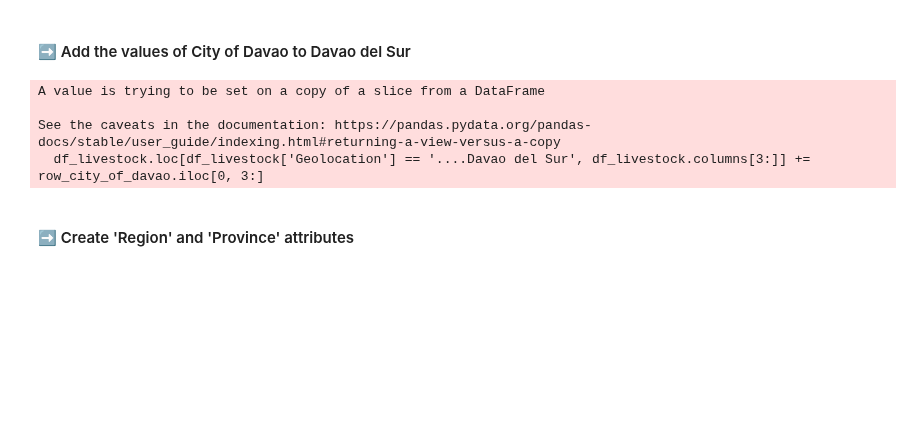
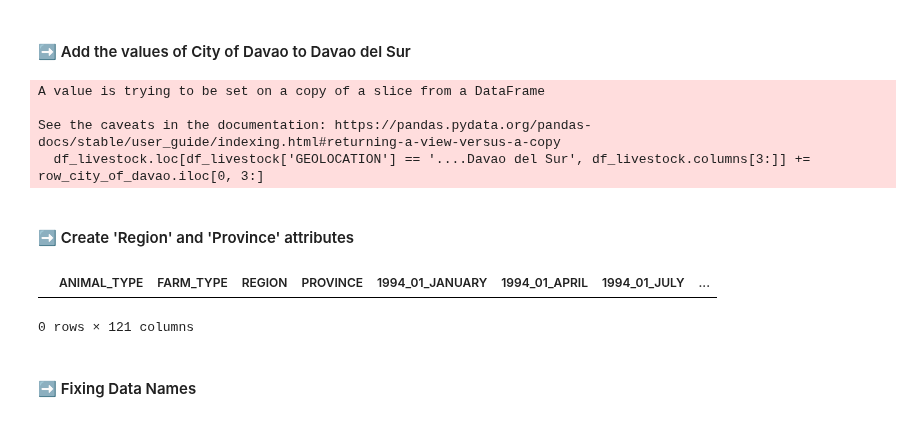
Before and after one commit to alpacaShiro/Livestock_Lifelines, a Jupyter notebook: project_grp2.ipynb, the cells around one changed output. Drawn from its saved outputs; the diff is of its cells as text; code cells hidden in the pictures; blank space fills up the shorter version.

```diff
--- a/project_grp2.ipynb
+++ b/project_grp2.ipynb
@@ -207,38 +222,38 @@ Length: 120, dtype: object
 #### ➡️ Add the values of City of Zamboanga to Zamboanga del Sur
 # %%
 # Iterate over combinations of Animal Type and Farm Type
-for _, group in df_livestock.groupby(['Animal Type', 'Farm Type']):
+for _, group in df_livestock.groupby(['ANIMAL_TYPE', 'FARM_TYPE']):
 
     # Check if both locations exist in the group
-    if '....Zamboanga del Sur' in group['Geolocation'].values and '......City of Zamboanga' in group['Geolocation'].values:
+    if '....Zamboanga del Sur' in group['GEOLOCATION'].values and '......City of Zamboanga' in group['GEOLOCATION'].values:
         # Extract the row for City of Zamboanga
-        row_city_of_zamboanga = group[group['Geolocation'] == '......City of Zamboanga']
+        row_city_of_zamboanga = group[group['GEOLOCATION'] == '......City of Zamboanga']
 
         # Add the values from City of Zamboanga to Zamboanga del Sur
-        df_livestock.loc[df_livestock['Geolocation'] == '....Zamboanga del Sur', df_livestock.columns[3:]] += row_city_of_zamboanga.iloc[0, 3:]
+        df_livestock.loc[df_livestock['GEOLOCATION'] == '....Zamboanga del Sur', df_livestock.columns[3:]] += row_city_of_zamboanga.iloc[0, 3:]
 
         # Drop the City of Zamboanga row from the DataFrame
-        df_livestock = df_livestock[df_livestock['Geolocation'] != '......City of Zamboanga']
+        df_livestock = df_livestock[df_livestock['GEOLOCATION'] != '......City of Zamboanga']
 # %% [markdown]
 #### ➡️ Add the values of City of Davao to Davao del Sur
 # %%
 # Iterate over unique combinations of Animal Type and Farm Type
-for _, group in df_livestock.groupby(['Animal Type', 'Farm Type']):
+for _, group in df_livestock.groupby(['ANIMAL_TYPE', 'FARM_TYPE']):
     # Check if both locations exist in the group
-    if '....Davao del Sur' in group['Geolocation'].values and '......City of Davao' in group['Geolocation'].values:
+    if '....Davao del Sur' in group['GEOLOCATION'].values and '......City of Davao' in group['GEOLOCATION'].values:
         # Extract the row for City of Davao
-        row_city_of_davao = group[group['Geolocation'] == '......City of Davao']
+        row_city_of_davao = group[group['GEOLOCATION'] == '......City of Davao']
 
         # Add the values from City of Davao to Davao del Sur while keeping NaN values
-        df_livestock.loc[df_livestock['Geolocation'] == '....Davao del Sur', df_livestock.columns[3:]] += row_city_of_davao.iloc[0, 3:]
+        df_livestock.loc[df_livestock['GEOLOCATION'] == '....Davao del Sur', df_livestock.columns[3:]] += row_city_of_davao.iloc[0, 3:]
 
         # Drop the City of Davao row from the DataFrame
-        df_livestock = df_livestock[df_livestock['Geolocation'] != '......City of Davao']
+        df_livestock = df_livestock[df_livestock['GEOLOCATION'] != '......City of Davao']
 # %% [output]
 A value is trying to be set on a copy of a slice from a DataFrame
 
 See the caveats in the documentation: https://pandas.pydata.org/pandas-docs/stable/user_guide/indexing.html#returning-a-view-versus-a-copy
-  df_livestock.loc[df_livestock['Geolocation'] == '....Davao del Sur', df_livestock.columns[3:]] += row_city_of_davao.iloc[0, 3:]
+  df_livestock.loc[df_livestock['GEOLOCATION'] == '....Davao del Sur', df_livestock.columns[3:]] += row_city_of_davao.iloc[0, 3:]
 # %% [markdown]
 #### ➡️ Create 'Region' and 'Province' attributes
 # %%
@@ -257,0 +274,8 @@ df_livestock = df_livestock[list(df_livestock.columns[:2]) + ['Region', 'Provinc
+# %%
+# Checking the added Attributes
+df_livestock.head(0)
+# %% [output]
+|  | ANIMAL_TYPE | FARM_TYPE | REGION | PROVINCE | 1994_01_JANUARY | 1994_01_APRIL | 1994_01_JULY | ... |
+0 rows × 121 columns
+# %% [markdown]
+#### ➡️ Fixing Data Names
```
Also changed, not shown: parts of 17 cells of this notebook.
